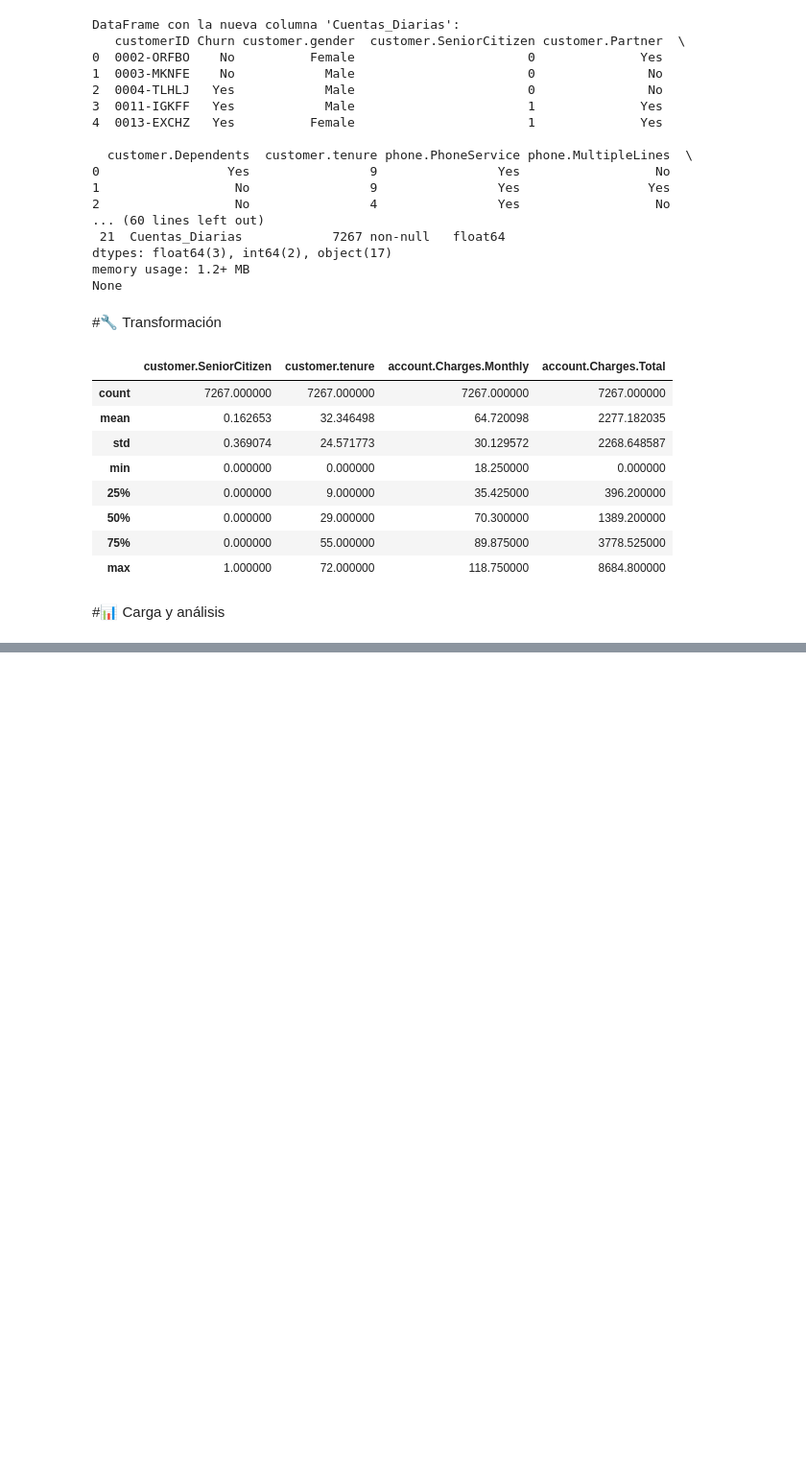
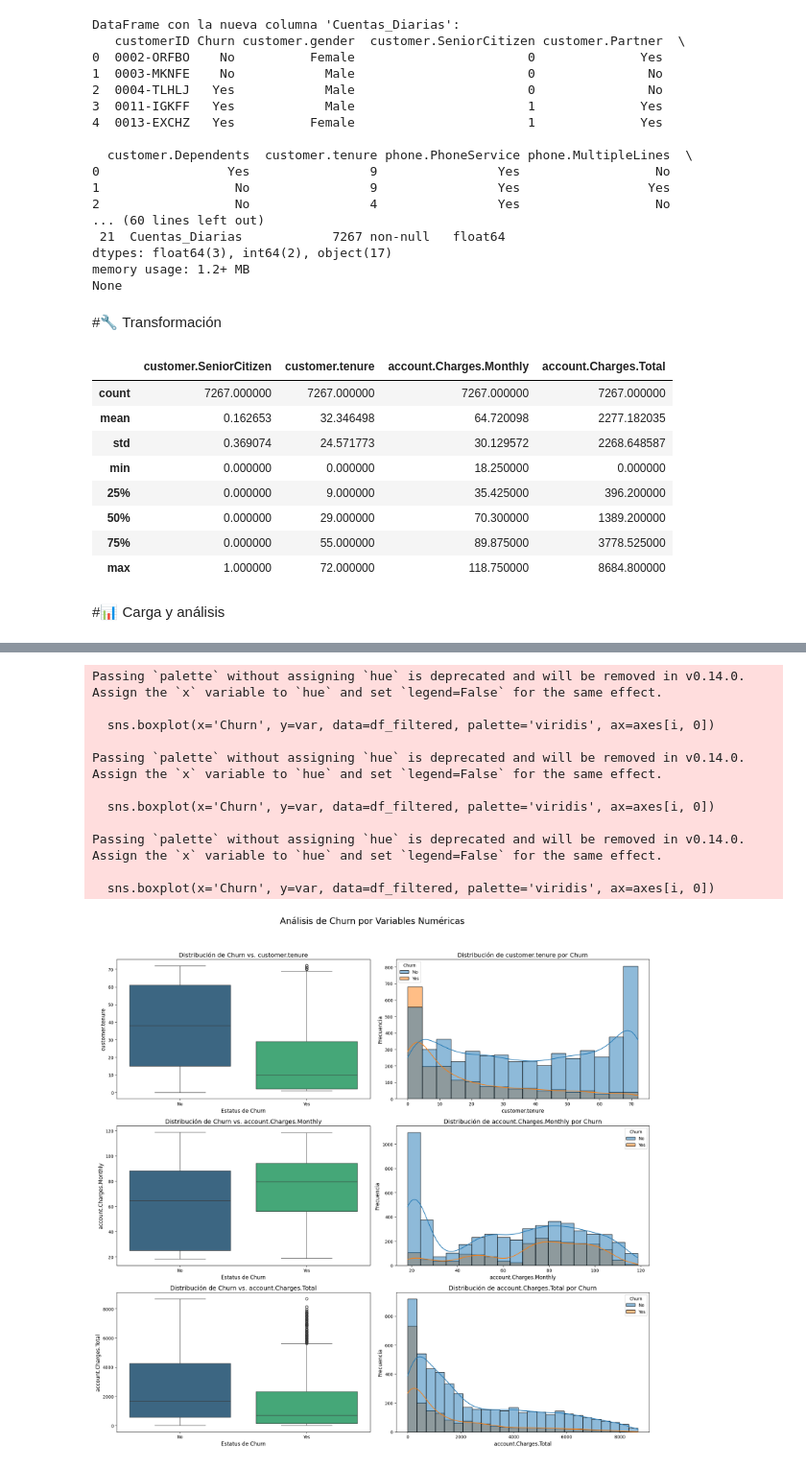
Before and after one commit to cadv1984/portafolio, a Jupyter notebook: TelecomX_LATAM.ipynb, the cells around one changed output, grey strips where cells are left out. Shown at 96% size. Saved outputs shown, nothing was run; the diff lists cells and outputs as text; code cells hidden in the pictures; blank space fills up the shorter version.

```diff
--- a/TelecomX_LATAM.ipynb
+++ b/TelecomX_LATAM.ipynb
@@ -240,0 +238,36 @@ plt.show()
+# %%
+# Lista de variables numéricas a analizar
+numeric_vars = ['customer.tenure', 'account.Charges.Monthly', 'account.Charges.Total']
+
+# Crear un subplot para mostrar múltiples gráficos
+fig, axes = plt.subplots(nrows=3, ncols=2, figsize=(18, 18))
+fig.suptitle('Análisis de Churn por Variables Numéricas', fontsize=20)
+
+for i, var in enumerate(numeric_vars):
+    # Gráfico de Caja (Box Plot)
+    sns.boxplot(x='Churn', y=var, data=df_filtered, palette='viridis', ax=axes[i, 0])
+    axes[i, 0].set_title(f'Distribución de Churn vs. {var}', fontsize=14)
+    axes[i, 0].set_xlabel('Estatus de Churn', fontsize=12)
+    axes[i, 0].set_ylabel(var, fontsize=12)
+
+    # Histograma con densidad (KDE Plot)
+    sns.histplot(data=df_filtered, x=var, hue='Churn', kde=True, ax=axes[i, 1])
+    axes[i, 1].set_title(f'Distribución de {var} por Churn', fontsize=14)
+    axes[i, 1].set_xlabel(var, fontsize=12)
+    axes[i, 1].set_ylabel('Frecuencia', fontsize=12)
+
+plt.tight_layout(rect=[0, 0.03, 1, 0.95])
+plt.show()
+# %% [output]
+Passing `palette` without assigning `hue` is deprecated and will be removed in v0.14.0. Assign the `x` variable to `hue` and set `legend=False` for the same effect.
+
+  sns.boxplot(x='Churn', y=var, data=df_filtered, palette='viridis', ax=axes[i, 0])
+
+Passing `palette` without assigning `hue` is deprecated and will be removed in v0.14.0. Assign the `x` variable to `hue` and set `legend=False` for the same effect.
+
+  sns.boxplot(x='Churn', y=var, data=df_filtered, palette='viridis', ax=axes[i, 0])
+
+Passing `palette` without assigning `hue` is deprecated and will be removed in v0.14.0. Assign the `x` variable to `hue` and set `legend=False` for the same effect.
+
+  sns.boxplot(x='Churn', y=var, data=df_filtered, palette='viridis', ax=axes[i, 0])
+[figure, added]
```
Also changed, not shown: parts of 4 cells of this notebook.
